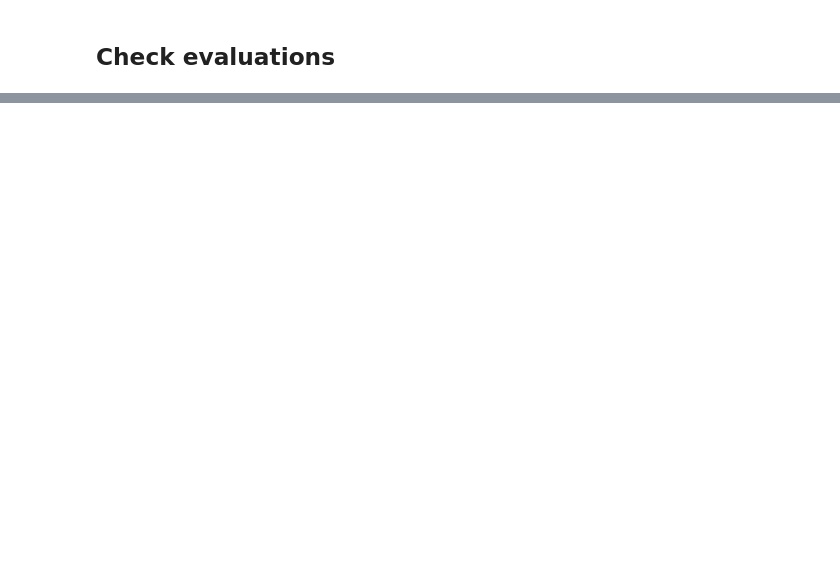
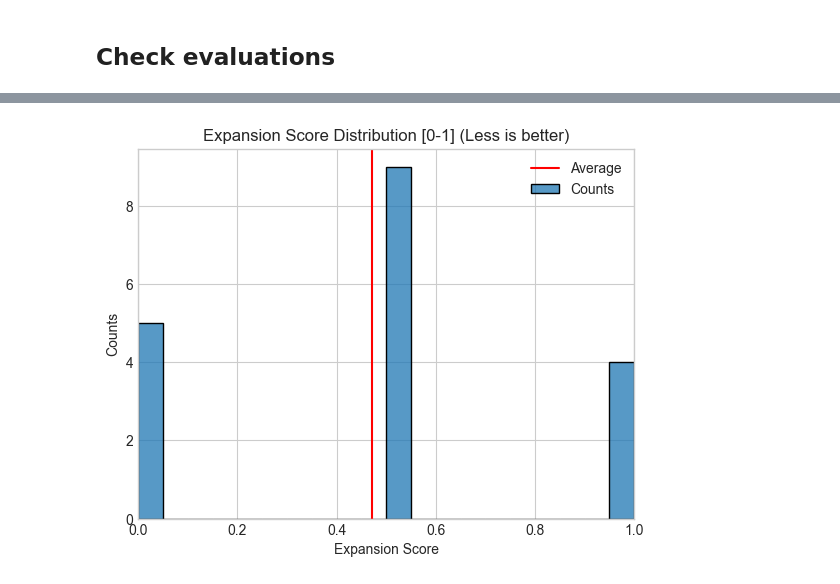
Before and after one commit to eliza-guseva/documentation-mcp, a Jupyter notebook: interface.ipynb, the cells around one changed output, grey strips where cells are left out. Drawn from its saved outputs; the diff is of its cells as text; code cells hidden in the pictures; blank space fills up the shorter version.

```diff
--- a/interface.ipynb
+++ b/interface.ipynb
@@ -208,0 +204,13 @@ Standard deviation of hallucination scores: 0.21815297341461365
+# %%
+import matplotlib.pyplot as plt
+import seaborn as sns
+answer_scores = [feedback.score for feedback in all_feedbacks if feedback.key == "expansion_score" and feedback.score is not None]
+sns.histplot(answer_scores, bins=20, label="Counts")
+plt.axvline(mean(answer_scores), color="red", label="Average")
+plt.title("Expansion Score Distribution [0-1] (Less is better)")
+plt.xlabel("Expansion Score")
+plt.ylabel("Counts")
+plt.xlim(0, 1)
+plt.legend();
+# %% [output]
+[figure, added]
```
Also changed, not shown: parts of 15 cells of this notebook, 13 other files.
